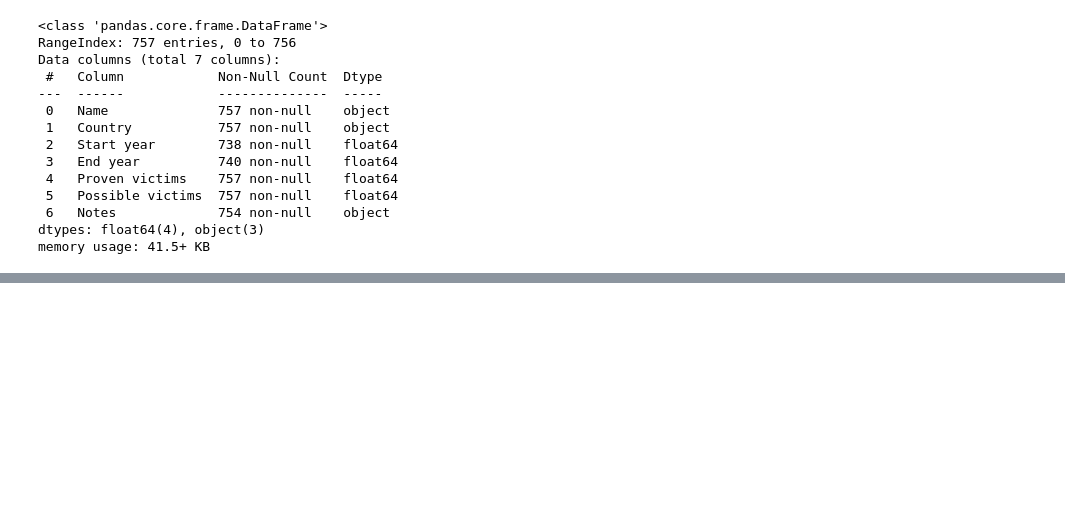
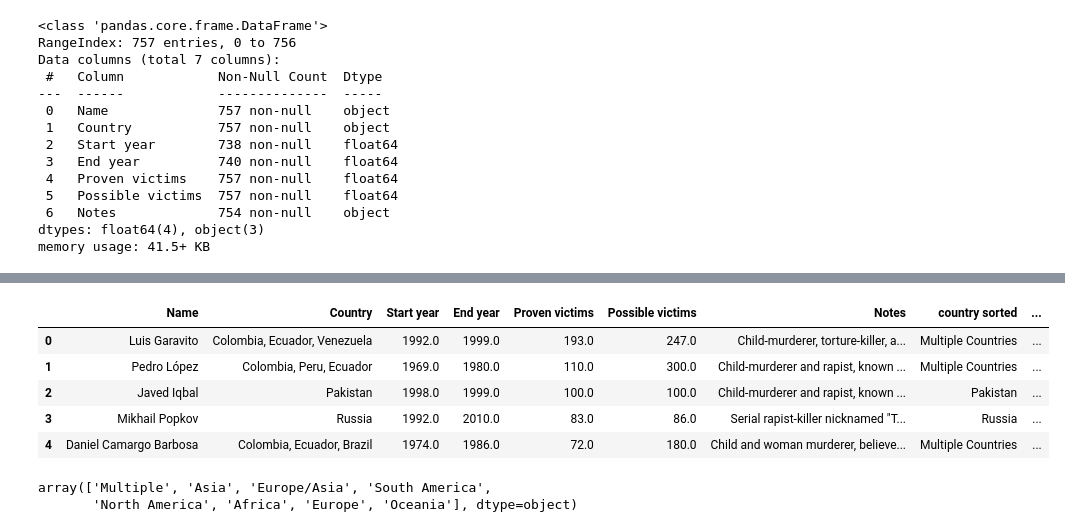
Before and after one commit to CibiPB/project-da-promo-49-modulo-4, a Jupyter notebook: version1.ipynb, the cells around one changed output, grey strips where cells are left out. Cells and saved outputs as stored; diff of their text form; code cells hidden in the pictures; blank space fills up the shorter version.

```diff
--- a/version1.ipynb
+++ b/version1.ipynb
@@ -193,0 +433,14 @@ memory usage: 41.5+ KB
+# %%
+df_2_a.head()
+# %% [output]
+|  | Name | Country | Start year | End year | Proven victims | Possible victims | Notes | country sorted | ... |
+| 0 | Luis Garavito | Colombia, Ecuador, Venezuela | 1992.0 | 1999.0 | 193.0 | 247.0 | Child-murderer, torture-killer, a... | Multiple Countries | ... |
+| 1 | Pedro López | Colombia, Peru, Ecuador | 1969.0 | 1980.0 | 110.0 | 300.0 | Child-murderer and rapist, known ... | Multiple Countries | ... |
+| 2 | Javed Iqbal | Pakistan | 1998.0 | 1999.0 | 100.0 | 100.0 | Child-murderer and rapist, known ... | Pakistan | ... |
+| 3 | Mikhail Popkov | Russia | 1992.0 | 2010.0 | 83.0 | 86.0 | Serial rapist-killer nicknamed "T... | Russia | ... |
+| 4 | Daniel Camargo Barbosa | Colombia, Ecuador, Brazil | 1974.0 | 1986.0 | 72.0 | 180.0 | Child and woman murderer, believe... | Multiple Countries | ... |
+# %%
+df_2_a["Continent"].unique()
+# %% [output]
+array(['Multiple', 'Asia', 'Europe/Asia', 'South America',
+       'North America', 'Africa', 'Europe', 'Oceania'], dtype=object)
```
Also changed, not shown: parts of 12 cells of this notebook.
